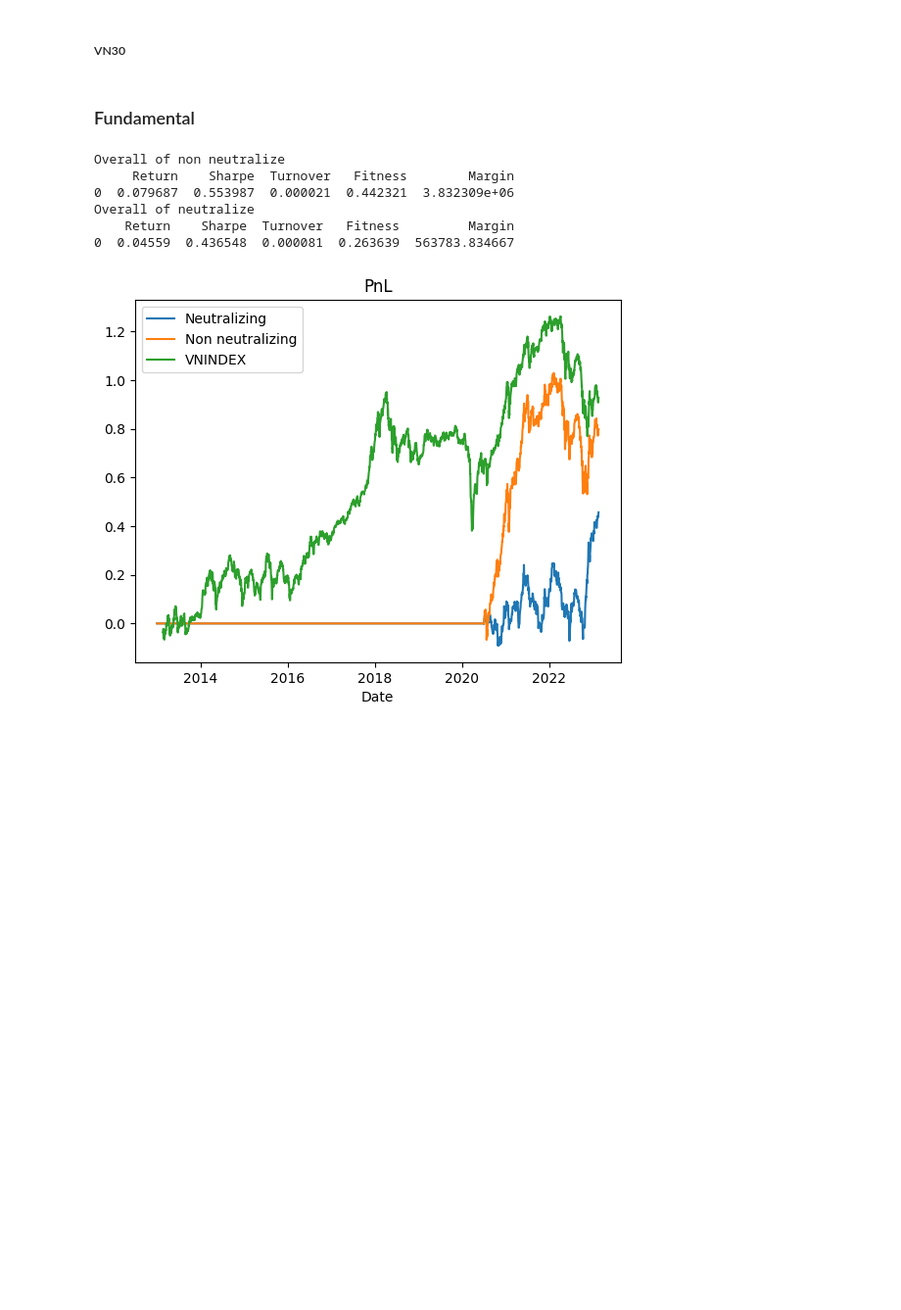
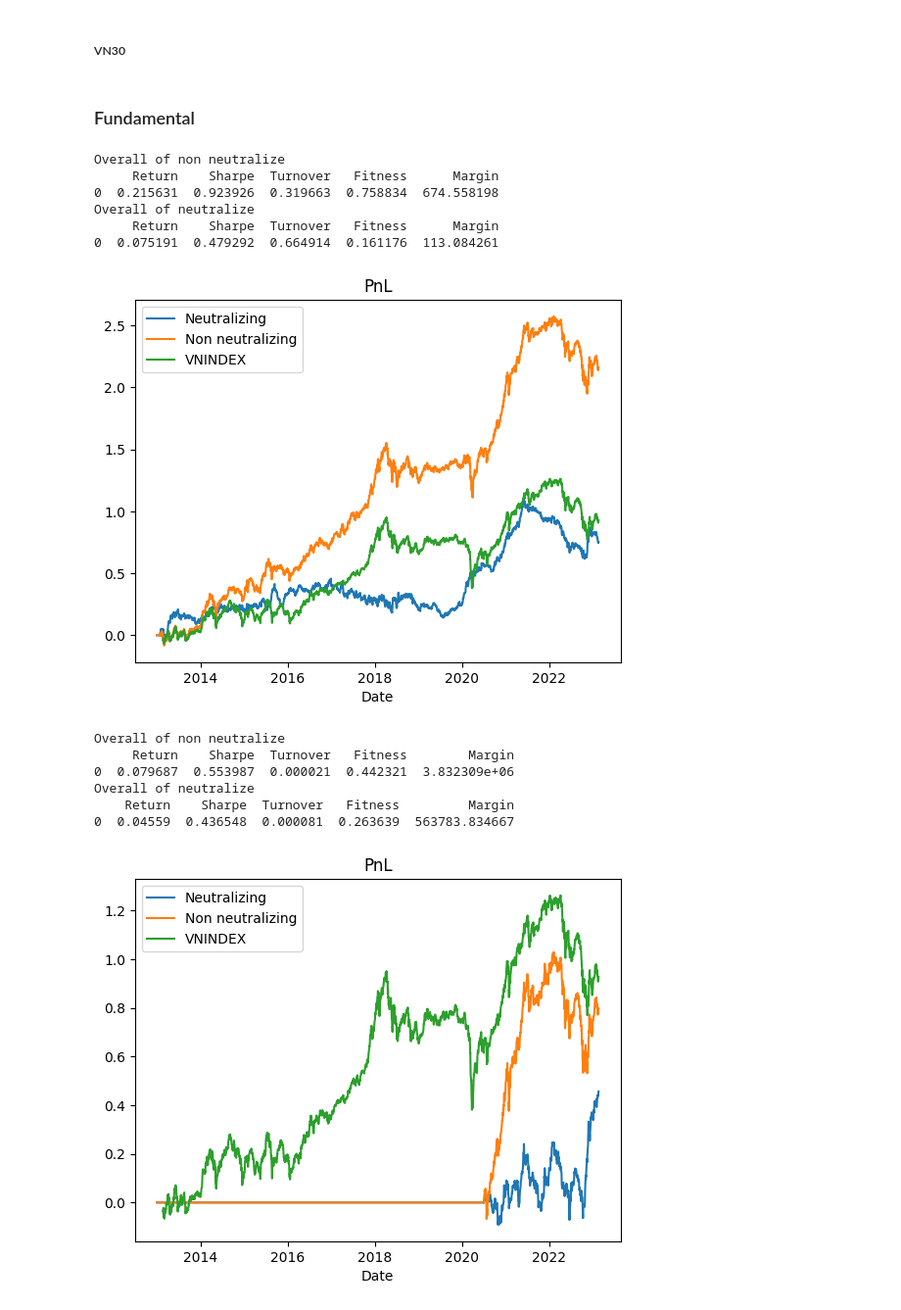
Before and after one commit to khanhtrinh2003/VN30-Strategy, a Jupyter notebook: main.ipynb, the cells around one changed output. Shown at 98% size. Saved outputs shown, nothing was run; the diff lists cells and outputs as text; code cells hidden in the pictures; blank space fills up the shorter version.

```diff
--- a/main.ipynb
+++ b/main.ipynb
@@ -20,6 +20,18 @@ volume = pd.read_csv("Data/volume.csv", index_col="TradingDate", parse_dates=Tru
 returns = close.pct_change()
 # %% [markdown]
 ### Fundamental
+# %%
+a= Stimulate(group_means(volume,rank(volume/ts_mean(volume,20))))
+a.plot_pnl()
+a.overall()
+# %% [output]
+Overall of non neutralize
+     Return    Sharpe  Turnover   Fitness      Margin
+0  0.215631  0.923926  0.319663  0.758834  674.558198
+Overall of neutralize
+     Return    Sharpe  Turnover   Fitness      Margin
+0  0.075191  0.479292  0.664914  0.161176  113.084261
+[figure, added]
 # %%
 a= Stimulate(rank(fndl("asset")/fndl("inventory")))
 # %%
```
